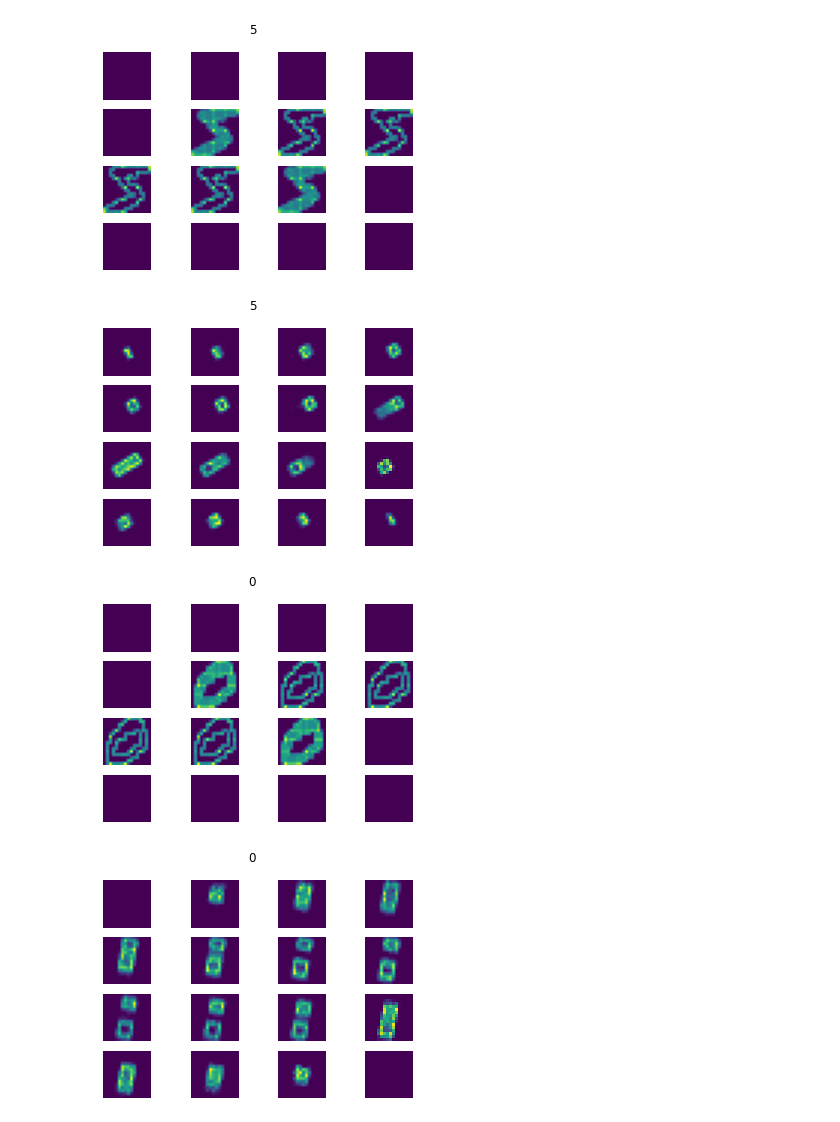
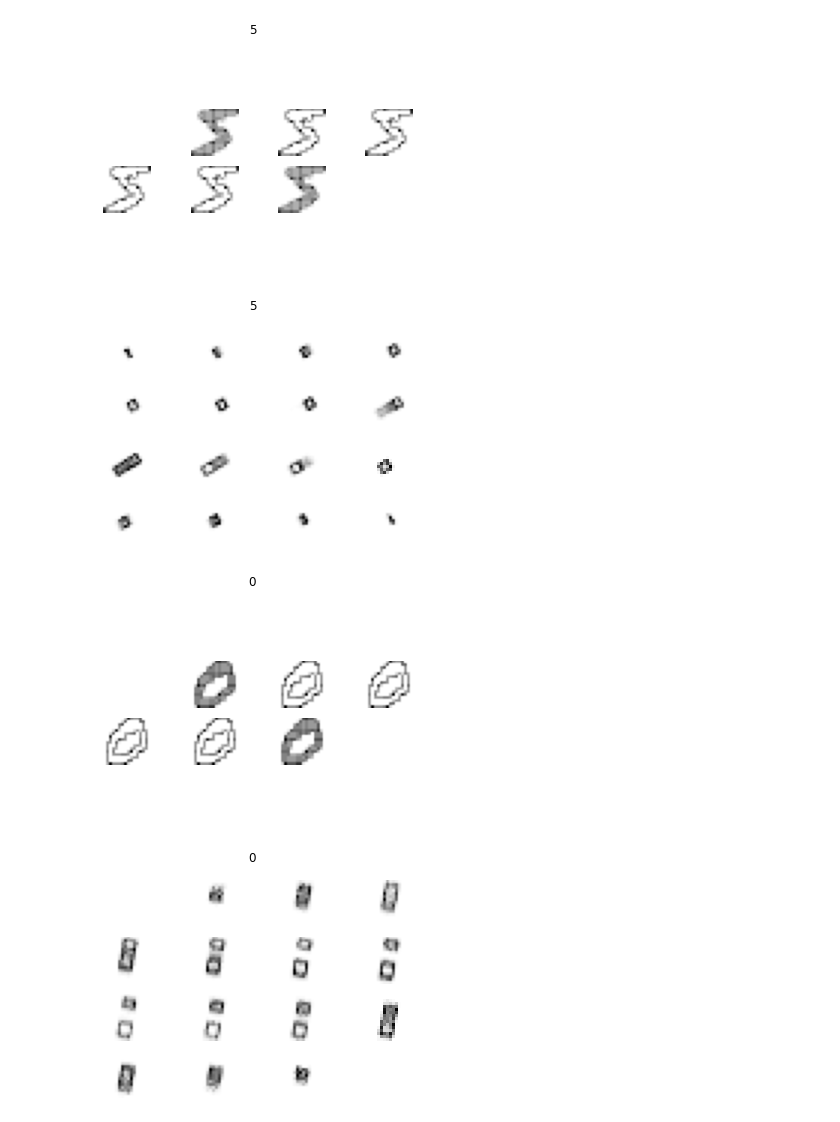
Before and after one commit to estenhl/keras-explainability, a Jupyter notebook: notebooks/Train and explain 3D mnist model.ipynb, the cells around one changed output. Cells and saved outputs as stored; diff of their text form; code cells hidden in the pictures.

```diff
--- a/notebooks/Train and explain 3D mnist model.ipynb
+++ b/notebooks/Train and explain 3D mnist model.ipynb
@@ -13,35 +13,35 @@ assert os.path.isfile(data_path), \
 with h5py.File(data_path, 'r') as f:
     train_X = np.reshape(f["X_train"][:], (-1, 16, 16, 16, 1))
     train_y = f["y_train"][:]
     test_X = np.reshape(f["X_test"][:]  , (-1, 16, 16, 16, 1))
     test_y = f["y_test"][:]
 
 train_X = train_X[:,::-1,:,:]
 test_X = test_X[:,::-1,:,:]
 
 def onehot(values: np.ndarray) -> np.ndarray:
     encoded = np.zeros((len(values), 10))
 
     for i in range(len(values)):
         encoded[i,values[i]] = 1
 
     return encoded
 
 train_y = onehot(train_y)
 test_y = onehot(test_y)
 
 for i in range(5):
     fig, ax = plt.subplots(4, 4)
     fig.suptitle(str(np.argmax(train_y[i])))
     ax = ax.ravel()
 
     for j in range(16):
-        ax[j].imshow(train_X[i,:,:,j])
+        ax[j].imshow(train_X[i,:,:,j], cmap='Greys')
         ax[j].axis('off')
 
     plt.show()
 # %% [output]
-[figure, old version]
+[figure, new version]
-[figure, old version]
+[figure, new version]
-[figure, old version]
+[figure, new version]
-[figure, old version]
+[figure, new version]
```
Also changed, not shown: parts of 6 cells of this notebook, 6 other files.
